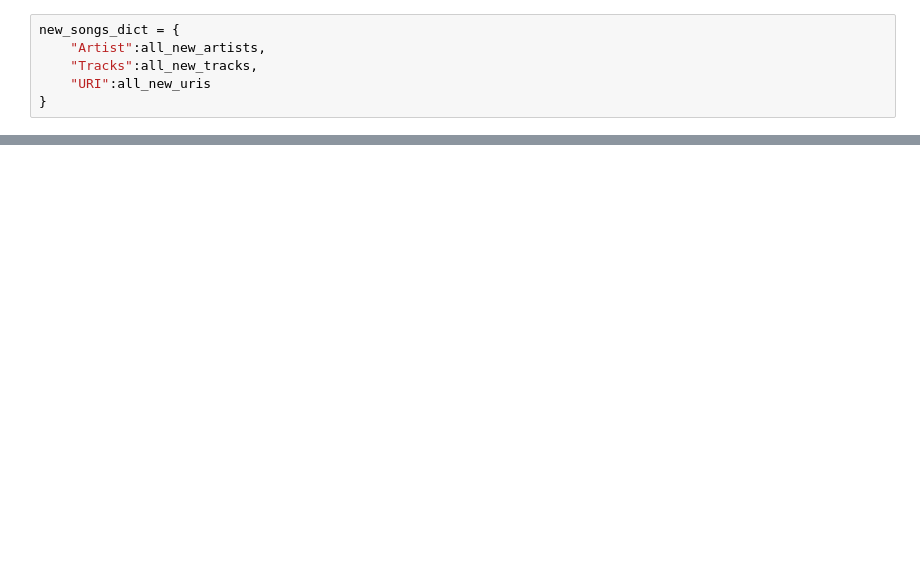
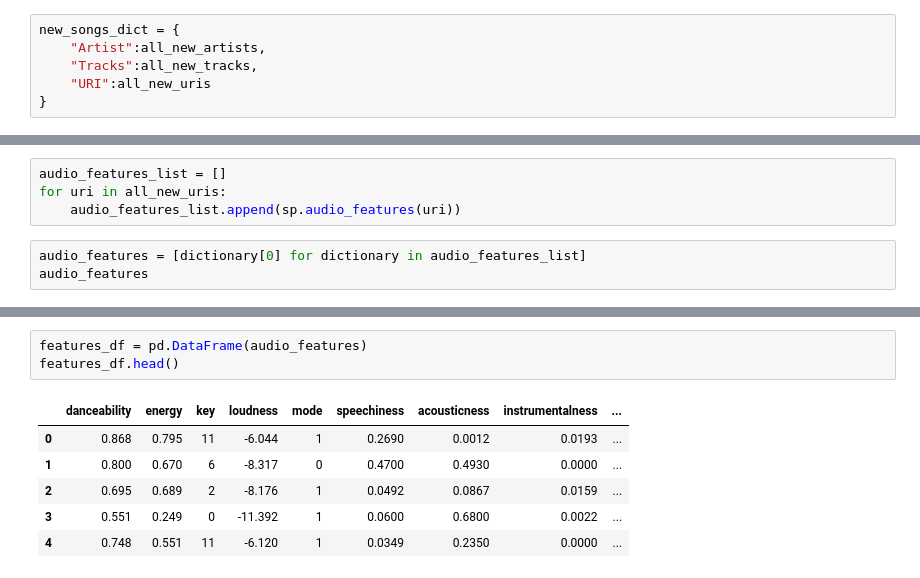
Before and after one commit to msullivan987/Spotify-hits-or-flops, a Jupyter notebook: notebooks/Spotipy_API_calls.ipynb, the cells around one changed output, grey strips where cells are left out. Saved outputs shown, nothing was run; the diff lists cells and outputs as text; blank space fills up the shorter version.

Commit message:
successful api calls for audio_features

```diff
--- a/notebooks/Spotipy_API_calls.ipynb
+++ b/notebooks/Spotipy_API_calls.ipynb
@@ -91,0 +154,7 @@ new_songs_df.head()
+# %%
+audio_features_list = []
+for uri in all_new_uris:
+    audio_features_list.append(sp.audio_features(uri))
+# %%
+audio_features = [dictionary[0] for dictionary in audio_features_list]
+audio_features
@@ -91,0 +179,10 @@ new_songs_df.head()
+# %%
+features_df = pd.DataFrame(audio_features)
+features_df.head()
+# %% [output]
+|  | danceability | energy | key | loudness | mode | speechiness | acousticness | instrumentalness | ... |
+| 0 | 0.868 | 0.795 | 11 | -6.044 | 1 | 0.2690 | 0.0012 | 0.0193 | ... |
+| 1 | 0.800 | 0.670 | 6 | -8.317 | 0 | 0.4700 | 0.4930 | 0.0000 | ... |
+| 2 | 0.695 | 0.689 | 2 | -8.176 | 1 | 0.0492 | 0.0867 | 0.0159 | ... |
+| 3 | 0.551 | 0.249 | 0 | -11.392 | 1 | 0.0600 | 0.6800 | 0.0022 | ... |
+| 4 | 0.748 | 0.551 | 11 | -6.120 | 1 | 0.0349 | 0.2350 | 0.0000 | ... |
```
Also changed, not shown: parts of 8 cells of this notebook, 3 other files.
